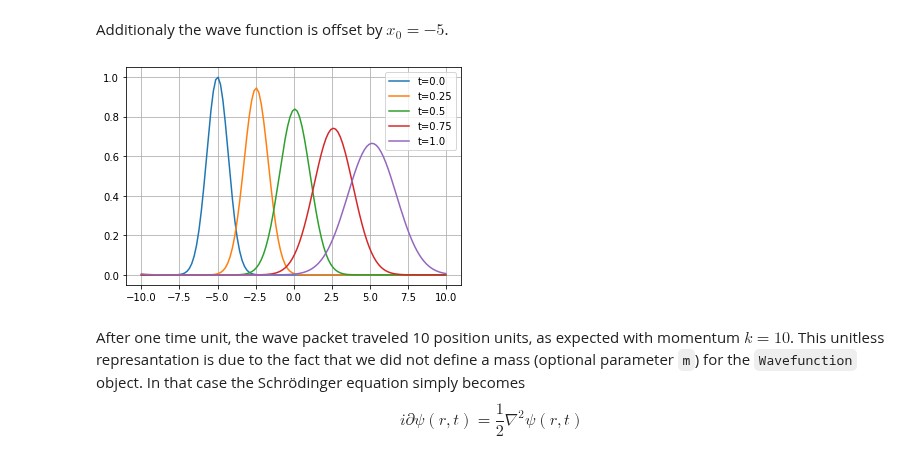
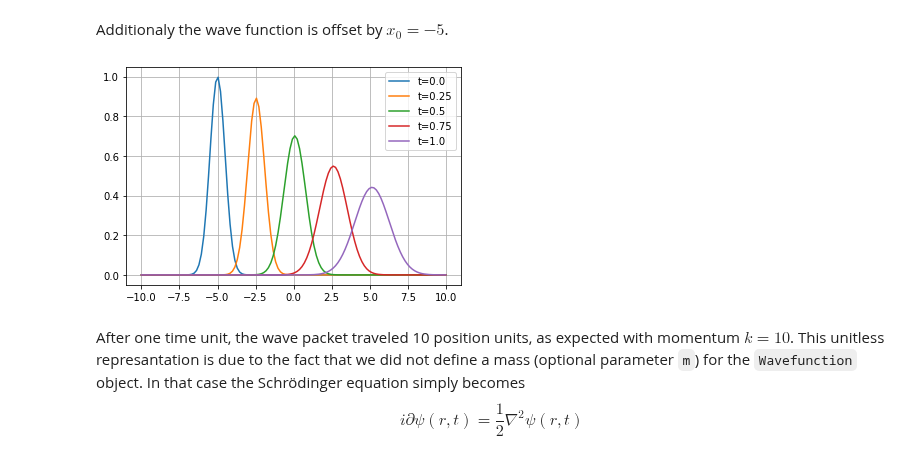
Before and after one commit to savowe/pytalises, a Jupyter notebook: docs/source/examples.ipynb, the cells around one changed output. Saved outputs shown, nothing was run; the diff lists cells and outputs as text; code cells hidden in the pictures.

```diff
--- a/docs/source/examples.ipynb
+++ b/docs/source/examples.ipynb
@@ -22,7 +22,7 @@ The wave packet can be freely propagated (meaning that $V=0$, or $i\partial_t \p
 # %%
 for i in range(5):
     plt.plot(psi.r, np.abs(psi.amp)**2, label="t="+str(psi.t))
-    pt.freely_propagate(psi, num_time_steps=1, Delta_t=0.25)
+    psi.freely_propagate(num_time_steps=1, Delta_t=0.25)
 plt.legend()
 plt.grid()
 # %% [output]
@@ -39,14 +39,14 @@ Additionaly the wave function is offset by $x_0 = -5$.
 # %%
 psi = pt.Wavefunction(['exp(-(x-x0)**2)*exp(-1j*k*x)'],
     variables={'x0': -5.0, 'k': 10.0}, number_of_grid_points=(128,),
     spatial_ext=(-10,10))
 for i in range(5):
     plt.plot(psi.r, np.abs(psi.amp)**2, label="t="+str(psi.t))
-    pt.freely_propagate(psi, num_time_steps=1, Delta_t=0.25)
+    psi.freely_propagate(num_time_steps=1, Delta_t=0.25)
 plt.legend()
 plt.grid()
 # %% [output]
-[figure, old version]
+[figure, new version]
 # %% [markdown]
 After one time unit, the wave packet traveled 10 position units, as expected with momentum $k=10$.
 This unitless represantation is due to the fact that we did not define a mass (optional parameter `m`) for the `Wavefunction` object. In that case the Schrödinger equation simply becomes
```
Also changed, not shown: parts of 7 cells of this notebook, 1 other file.
